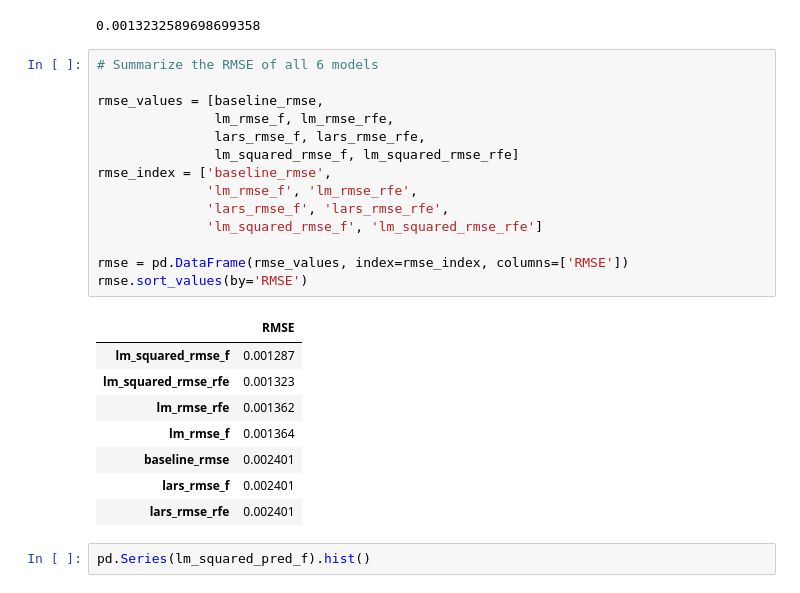
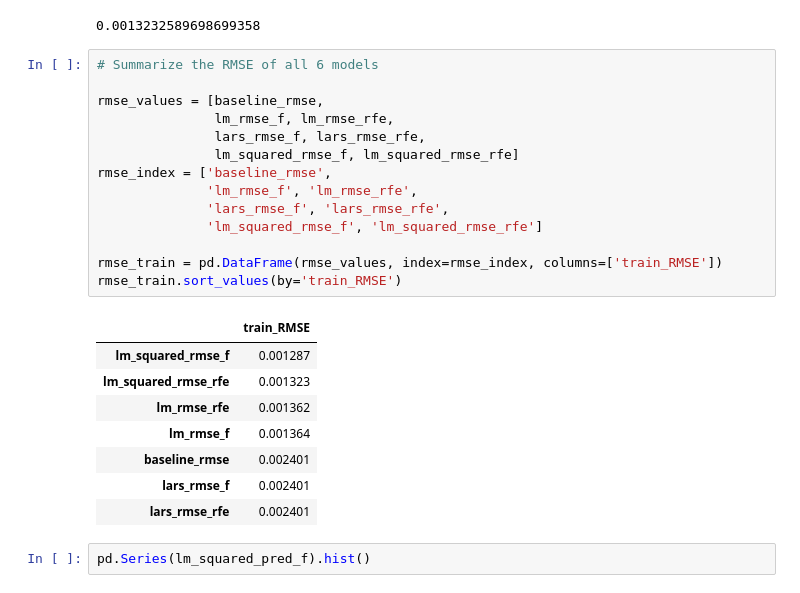
Before and after one commit to Yongliang-Shi/Exploring-Drivers-of-the-Error-in-Zestimate, a Jupyter notebook: model_zillow.ipynb, the cells around one changed output. Saved outputs shown, nothing was run; the diff lists cells and outputs as text.

```diff
--- a/model_zillow.ipynb
+++ b/model_zillow.ipynb
@@ -513,19 +483,19 @@ lm_squared_rmse_rfe
 # %%
 # Summarize the RMSE of all 6 models
 
 rmse_values = [baseline_rmse,
                lm_rmse_f, lm_rmse_rfe,
                lars_rmse_f, lars_rmse_rfe,
                lm_squared_rmse_f, lm_squared_rmse_rfe]
 rmse_index = ['baseline_rmse',
               'lm_rmse_f', 'lm_rmse_rfe',
               'lars_rmse_f', 'lars_rmse_rfe',
               'lm_squared_rmse_f', 'lm_squared_rmse_rfe']
 
-rmse = pd.DataFrame(rmse_values, index=rmse_index, columns=['RMSE'])
-rmse.sort_values(by='RMSE')
+rmse_train = pd.DataFrame(rmse_values, index=rmse_index, columns=['train_RMSE'])
+rmse_train.sort_values(by='train_RMSE')
 # %% [output]
-|  | RMSE |
+|  | train_RMSE |
 | lm_squared_rmse_f | 0.001287 |
 | lm_squared_rmse_rfe | 0.001323 |
 | lm_rmse_rfe | 0.001362 |
```
Also changed, not shown: parts of 12 cells of this notebook.
